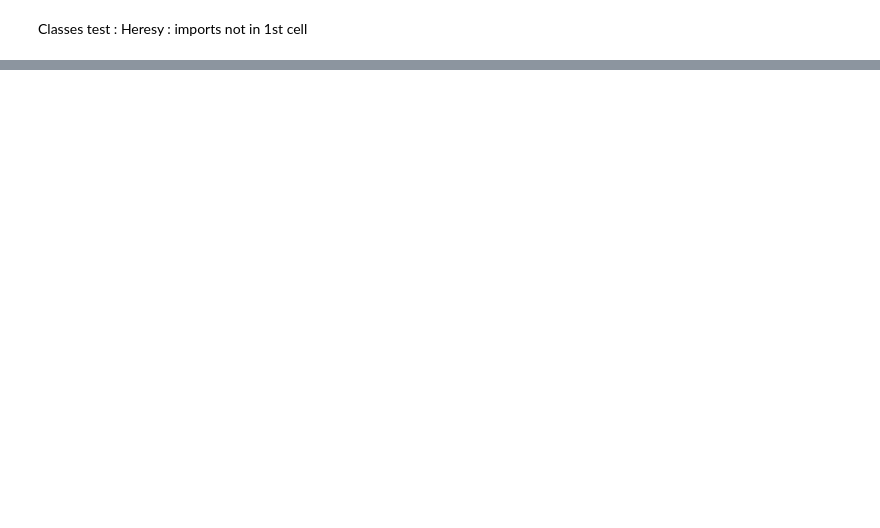
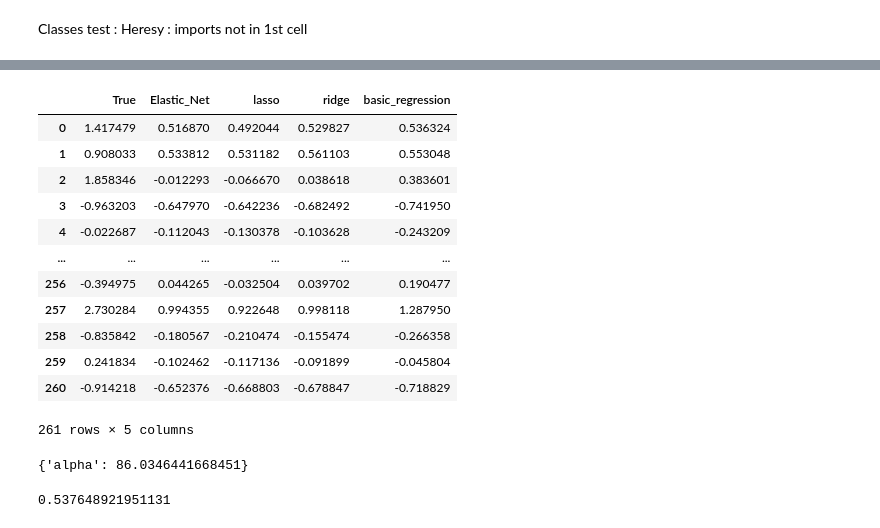
Before and after one commit to Psemp/ds_p4, a Jupyter notebook: modelisation_ghg.ipynb, the cells around one changed output, grey strips where cells are left out. Saved outputs shown, nothing was run; the diff lists cells and outputs as text; code cells hidden in the pictures; blank space fills up the shorter version.

```diff
--- a/modelisation_ghg.ipynb
+++ b/modelisation_ghg.ipynb
@@ -347,0 +349,24 @@ mae  =  0.4159238897644285
+# %%
+ghg_regression.df_predictions
+# %% [output]
+|  | True | Elastic_Net | lasso | ridge | basic_regression |
+| 0 | 1.417479 | 0.516870 | 0.492044 | 0.529827 | 0.536324 |
+| 1 | 0.908033 | 0.533812 | 0.531182 | 0.561103 | 0.553048 |
+| 2 | 1.858346 | -0.012293 | -0.066670 | 0.038618 | 0.383601 |
+| 3 | -0.963203 | -0.647970 | -0.642236 | -0.682492 | -0.741950 |
+| 4 | -0.022687 | -0.112043 | -0.130378 | -0.103628 | -0.243209 |
+| ... | ... | ... | ... | ... | ... |
+| 256 | -0.394975 | 0.044265 | -0.032504 | 0.039702 | 0.190477 |
+| 257 | 2.730284 | 0.994355 | 0.922648 | 0.998118 | 1.287950 |
+| 258 | -0.835842 | -0.180567 | -0.210474 | -0.155474 | -0.266358 |
+| 259 | 0.241834 | -0.102462 | -0.117136 | -0.091899 | -0.045804 |
+| 260 | -0.914218 | -0.652376 | -0.668803 | -0.678847 | -0.718829 |
+261 rows × 5 columns
+# %%
+ghg_regression.clf_ridge.best_params_
+# %% [output]
+{'alpha': 86.0346441668451}
+# %%
+ghg_regression.clf_ridge.best_score_
+# %% [output]
+0.537648921951131
```
Also changed, not shown: parts of 7 cells of this notebook, 2 other files.
